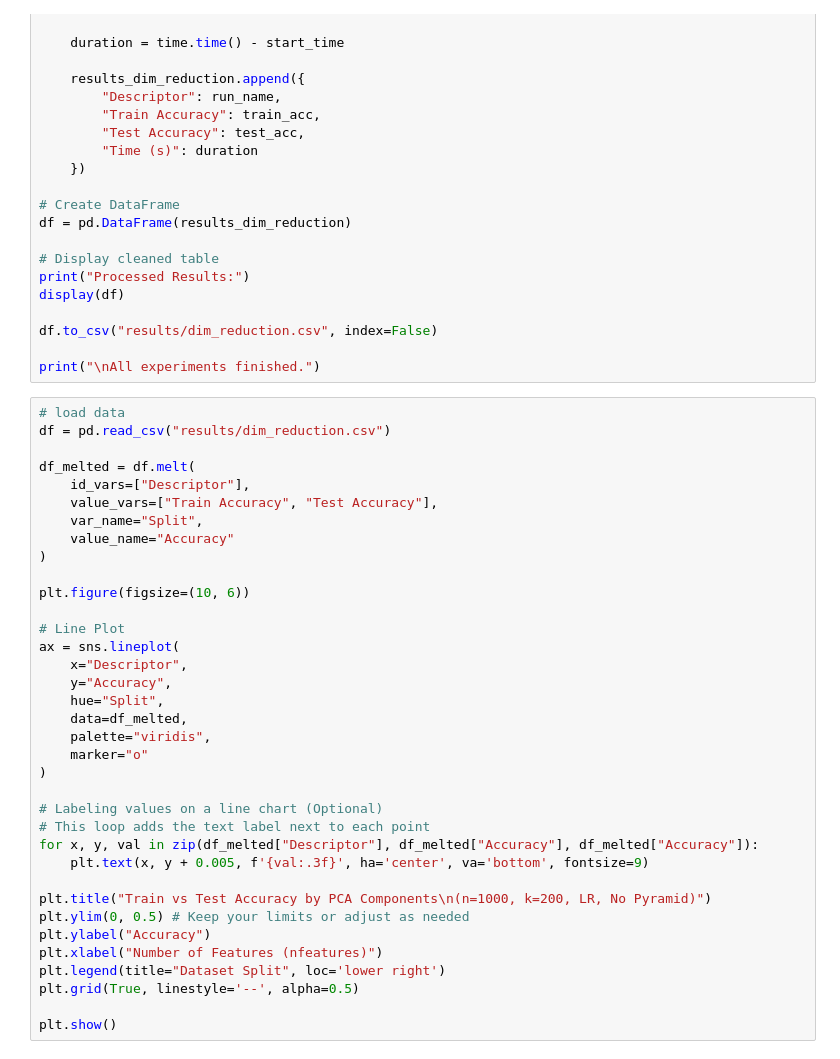
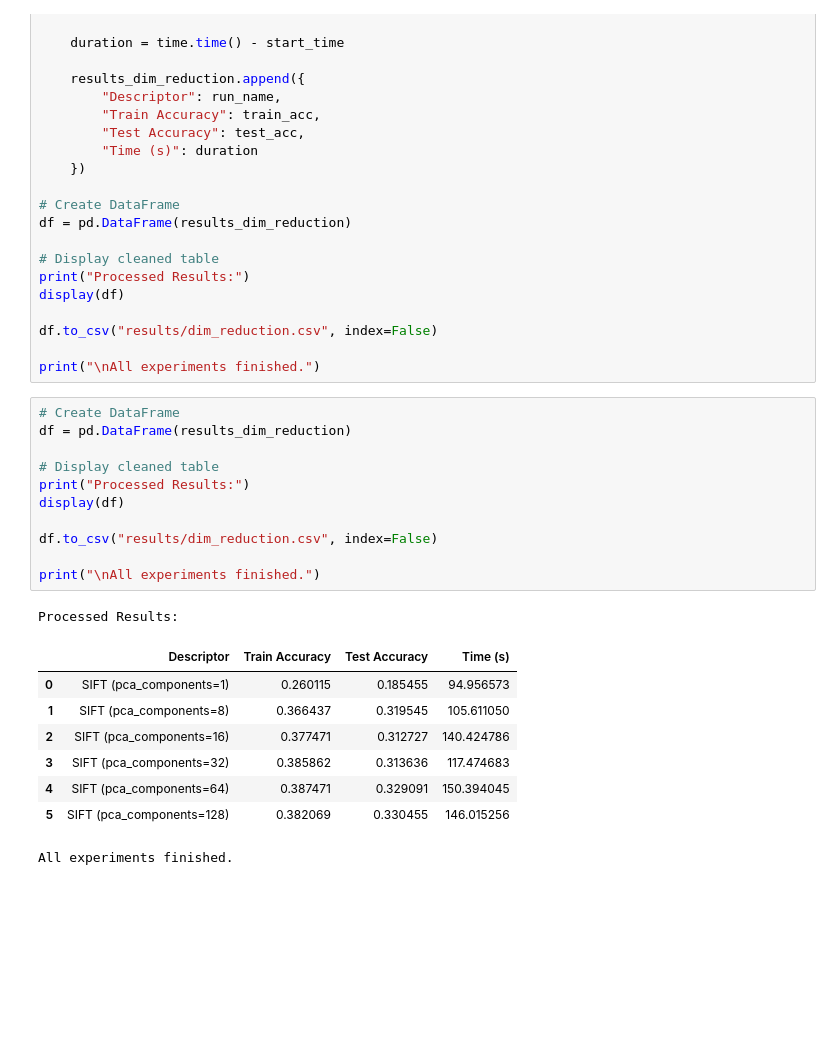
Before and after one commit to MCV-C3/project-4, a Jupyter notebook: Week1/development.ipynb, the cells around one changed output. Cells and saved outputs as stored; diff of their text form; blank space fills up the shorter version.

```diff
--- a/Week1/development.ipynb
+++ b/Week1/development.ipynb
@@ -624,39 +641,24 @@ display(df)
 df.to_csv("results/dim_reduction.csv", index=False)
 
 print("\nAll experiments finished.")
-# %%
-# load data
-df = pd.read_csv("results/dim_reduction.csv")
-
-df_melted = df.melt(
-    id_vars=["Descriptor"],
-    value_vars=["Train Accuracy", "Test Accuracy"],
-    var_name="Split",
-    value_name="Accuracy"
-)
-
-plt.figure(figsize=(10, 6))
-
-# Line Plot
-ax = sns.lineplot(
-    x="Descriptor",
-    y="Accuracy",
-    hue="Split",
-    data=df_melted,
-    palette="viridis",
-    marker="o"
-)
-
-# Labeling values on a line chart (Optional)
-# This loop adds the text label next to each point
-for x, y, val in zip(df_melted["Descriptor"], df_melted["Accuracy"], df_melted["Accuracy"]):
-    plt.text(x, y + 0.005, f'{val:.3f}', ha='center', va='bottom', fontsize=9)
-
-plt.title("Train vs Test Accuracy by PCA Components\n(n=1000, k=200, LR, No Pyramid)")
-plt.ylim(0, 0.5) # Keep your limits or adjust as needed
-plt.ylabel("Accuracy")
-plt.xlabel("Number of Features (nfeatures)")
-plt.legend(title="Dataset Split", loc='lower right')
-plt.grid(True, linestyle='--', alpha=0.5)
-
-plt.show()
+# %%
+# Create DataFrame
+df = pd.DataFrame(results_dim_reduction)
+
+# Display cleaned table
+print("Processed Results:")
+display(df)
+
+df.to_csv("results/dim_reduction.csv", index=False)
+
+print("\nAll experiments finished.")
+# %% [output]
+Processed Results:
+|  | Descriptor | Train Accuracy | Test Accuracy | Time (s) |
+| 0 | SIFT (pca_components=1) | 0.260115 | 0.185455 | 94.956573 |
+| 1 | SIFT (pca_components=8) | 0.366437 | 0.319545 | 105.611050 |
+| 2 | SIFT (pca_components=16) | 0.377471 | 0.312727 | 140.424786 |
+| 3 | SIFT (pca_components=32) | 0.385862 | 0.313636 | 117.474683 |
+| 4 | SIFT (pca_components=64) | 0.387471 | 0.329091 | 150.394045 |
+| 5 | SIFT (pca_components=128) | 0.382069 | 0.330455 | 146.015256 |
+All experiments finished.
```
Also changed, not shown: parts of 6 cells of this notebook, 4 other files.
